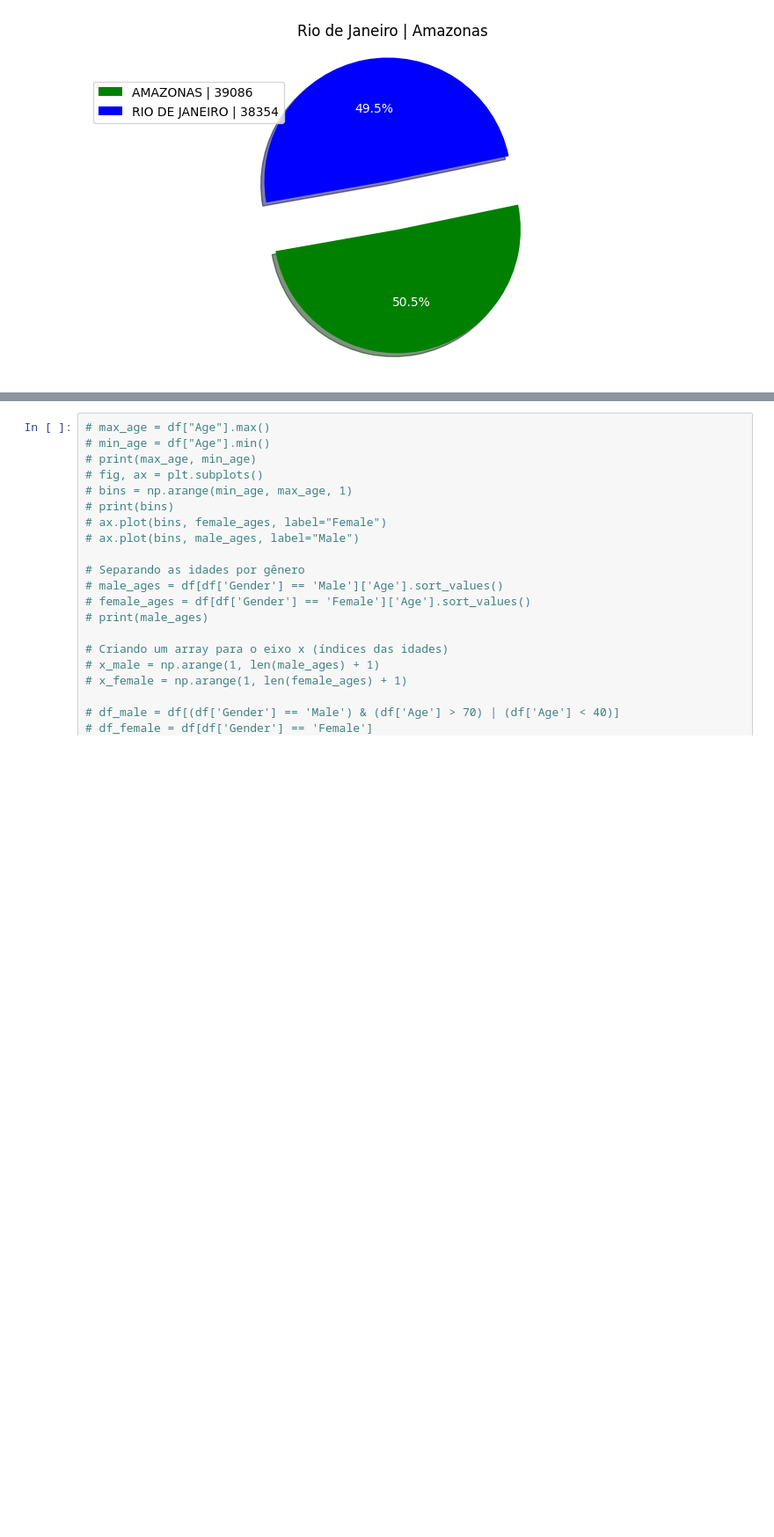
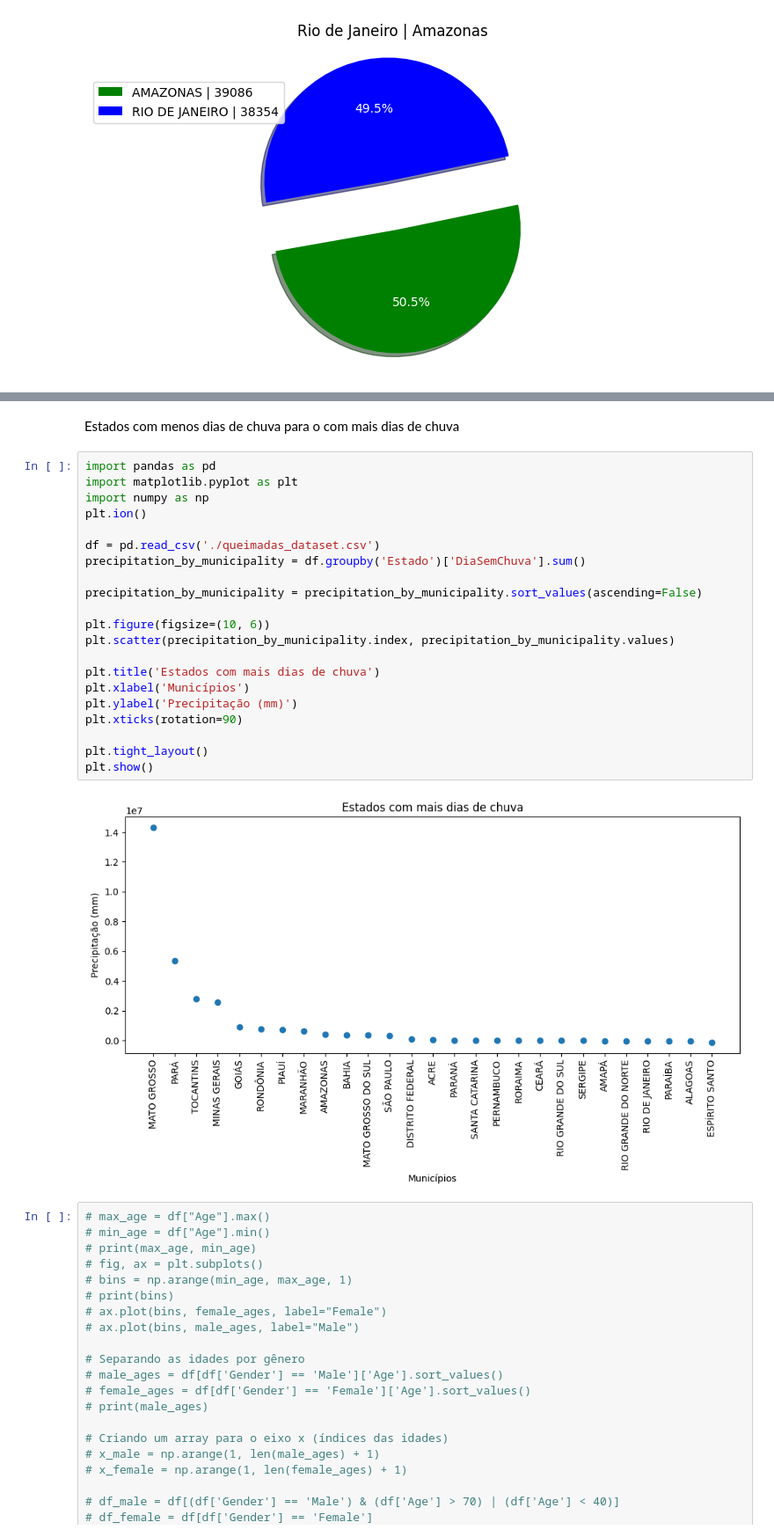
Before and after one commit to Myze16/analysis-of-fire-outbreaks, a Jupyter notebook: main.ipynb, the cells around one changed output, grey strips where cells are left out. Shown at 88% size. Cells and saved outputs as stored; diff of their text form; blank space fills up the shorter version.

```diff
--- a/main.ipynb
+++ b/main.ipynb
@@ -171,3 +250,28 @@ plt.show()
+# %% [markdown]
+Estados com menos dias de chuva para o com mais dias de chuva
+# %%
+import pandas as pd
+import matplotlib.pyplot as plt
+import numpy as np
+plt.ion()
+
+df = pd.read_csv('./queimadas_dataset.csv')
+precipitation_by_municipality = df.groupby('Estado')['DiaSemChuva'].sum()
+
+precipitation_by_municipality = precipitation_by_municipality.sort_values(ascending=False)
+
+plt.figure(figsize=(10, 6))
+plt.scatter(precipitation_by_municipality.index, precipitation_by_municipality.values)
+
+plt.title('Estados com mais dias de chuva')
+plt.xlabel('Municípios')
+plt.ylabel('Precipitação (mm)')
+plt.xticks(rotation=90)
+
+plt.tight_layout()
+plt.show()
+# %% [output]
+[figure, added]
 # %%
 # max_age = df["Age"].max()
 # min_age = df["Age"].min()
```
Also changed, not shown: parts of 5 cells of this notebook.
